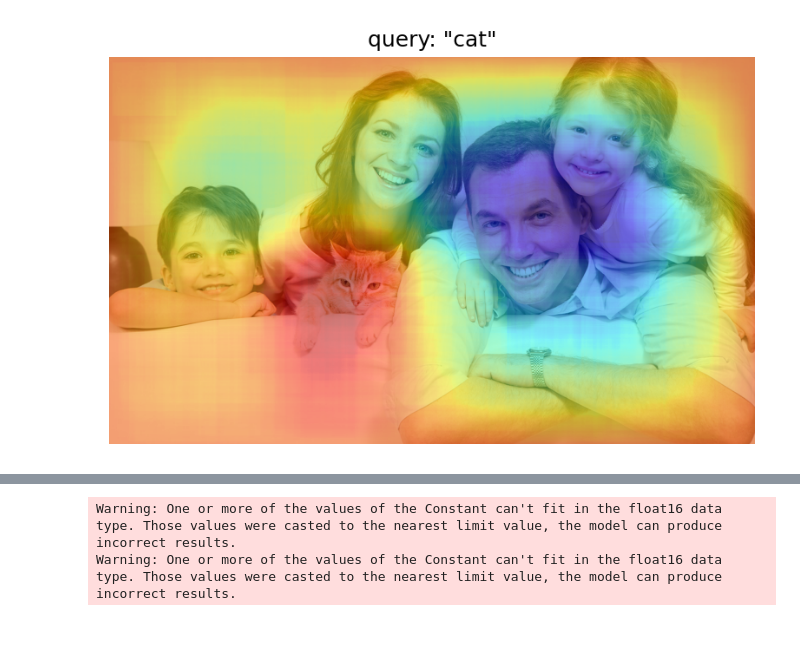
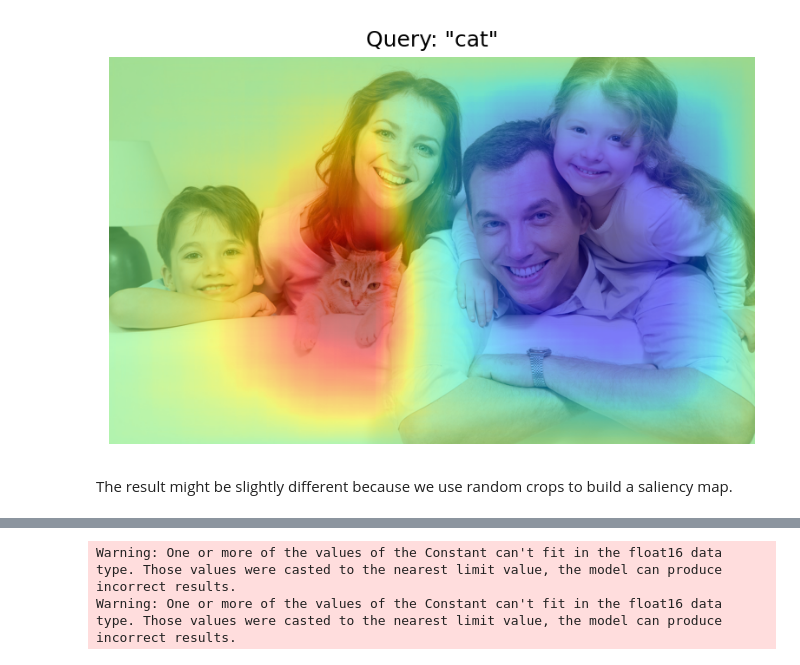
Before and after one commit to apaniukov/openvino_notebooks, a Jupyter notebook: notebooks/clip_visual_saliency/clip_saliency_qa.ipynb, the cells around one changed output, grey strips where cells are left out. Cells and saved outputs as stored; diff of their text form; code cells hidden in the pictures; blank space fills up the shorter version.

```diff
--- a/notebooks/clip_visual_saliency/clip_saliency_qa.ipynb
+++ b/notebooks/clip_visual_saliency/clip_saliency_qa.ipynb
@@ -121,40 +181,37 @@ Take the text processing out of the main loop.
 # %%
-n_iters = 2000
-window = 100
-
-text = "cat"
-picture_url = "https://week.ba/wp-content/uploads/2019/12/porodica-djeca.jpg"
-image = Image.open(requests.get(picture_url, stream=True).raw)
-x_dim, y_dim = image.size
-
-inputs = processor(text=[text], images=[image], return_tensors="pt", padding=True)
+inputs = processor(text=[query], images=[im_tensor], return_tensors="pt")
 with torch.no_grad():
     results = model(**inputs)
-text_embeds = results.text_embeds
+text_embeds = results.text_embeds  # save text embeddings to use them later
 
-init_cos = cosine_similarity(results.text_embeds, results.image_embeds).item()
-saliency_map = np.zeros((x_dim, y_dim))
+initial_similarity = cosine_similarity(text_embeds, results.image_embeds).item()
+saliency_map = np.zeros((y_dim, x_dim))
+
+for _ in tqdm.notebook.tqdm(range(n_iters)):
+    x, y, crop_size = get_random_crop_params(y_dim, x_dim, min_crop_size)
+    im_crop = get_cropped_image(im_tensor, x, y, crop_size)
+
+    image_inputs = processor(images=[im_crop], return_tensors="pt")  #  crop preprocessing
+    with torch.no_grad():
+        image_embeds = model.get_image_features(**image_inputs)  # calculate image embeddings only
+
+    similarity = cosine_similarity(text_embeds, image_embeds).item() - initial_similarity
+    update_saliency_map(saliency_map, similarity, x, y, crop_size)
+
+
+plt.figure(dpi=150)
+plt.imshow(im_tensor)
+plt.imshow(
+    saliency_map,
+    norm=colors.TwoSlopeNorm(vcenter=0),
+    cmap="jet",
+    alpha=0.5,
+)
+plt.title(f'Query: "{query}"')
+plt.axis("off")
+plt.show()
+# %% [output]
+[figure, added]
-# %%
-im_tensor = np.array(image).T
-
-for _ in tqdm.notebook.tqdm(range(n_iters)):
-    x, y, ch, cw = get_random_crop_params(x_dim, y_dim, window)
-    im_crop = get_croped_image(im_tensor, x, y, ch, cw)
-
-    image_inputs = processor(images=[im_crop], return_tensors="pt", padding=True)
-    with torch.no_grad():
-        image_embeds = model.get_image_features(**image_inputs)
-
-    cosine_sim = cosine_similarity(text_embeds, image_embeds).item() - init_cos
-    update_saliency_map(saliency_map, cosine_sim, x, y, im_crop)
-
-im_tensor = np.array(image)
-plt.figure(dpi=150)
-plt.imshow(im_tensor)
-plt.imshow(saliency_map.T, cmap='jet', alpha=0.5)
-plt.title(f'query: \"{text}\"')
-plt.axis("off")
-plt.show()
-# %% [output]
-[figure, removed]
+# %% [markdown]
+The result might be slightly different because we use random crops to build a saliency map.
 # %% [markdown]
```
Also changed, not shown: parts of 36 cells of this notebook.
